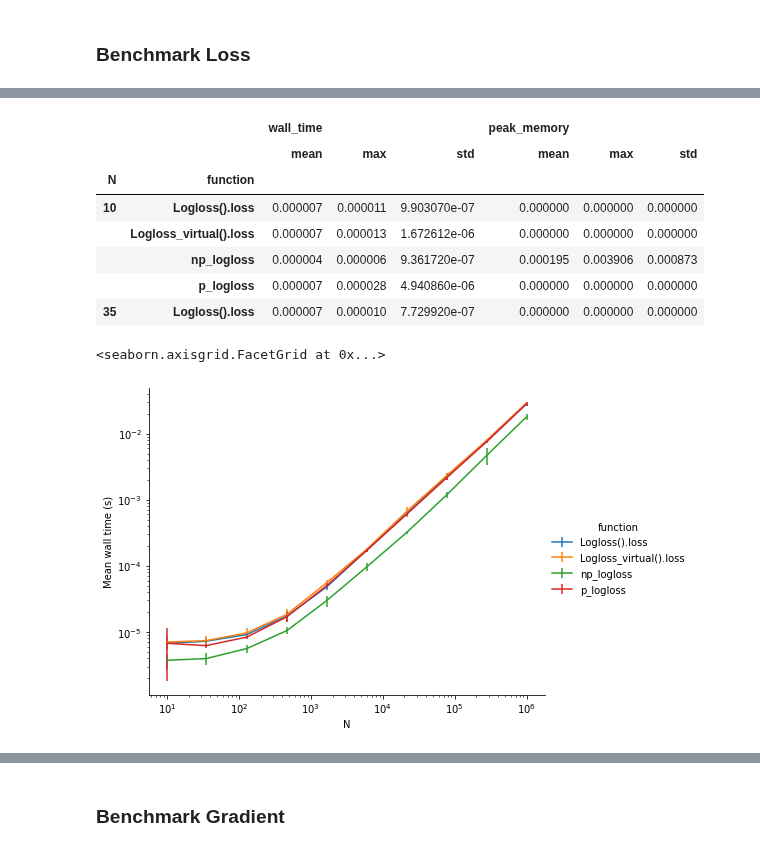
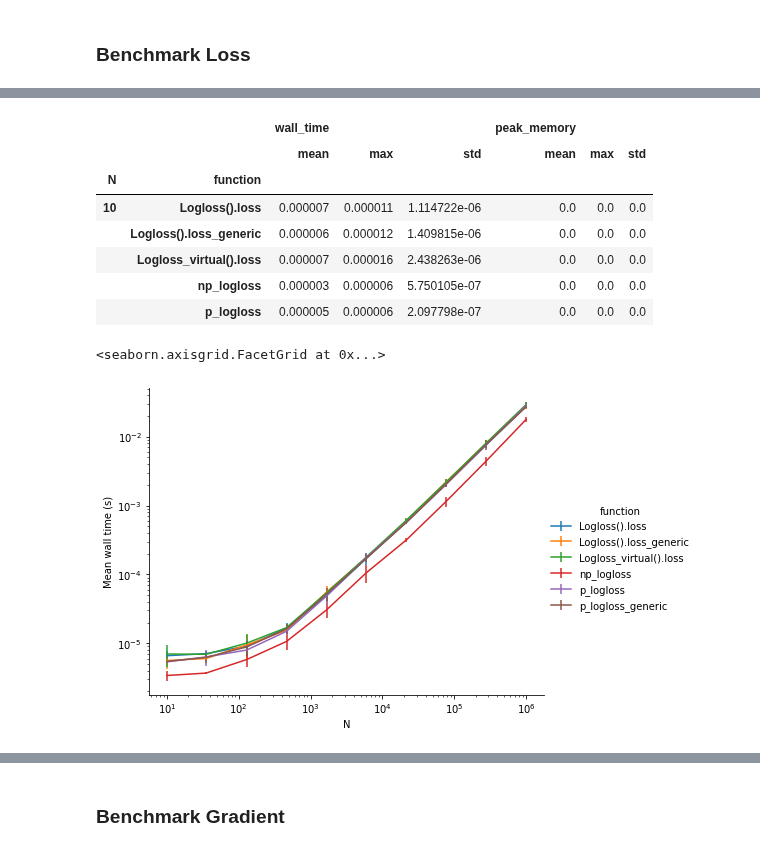
Before and after one commit to lorentzenchr/notebooks, a Jupyter notebook: bench_logloss_Cython.ipynb, the cells around one changed output, grey strips where cells are left out. Cells and saved outputs as stored; diff of their text form; code cells hidden in the pictures.

Commit message:
ENH bench_logloss

```diff
--- a/bench_logloss_Cython.ipynb
+++ b/bench_logloss_Cython.ipynb
@@ -256,7 +333,9 @@ raw = rng.standard_normal(n_samples)
 
 func_list = [(np_logloss, "np_logloss"),
              (p_logloss, "p_logloss"),
+             (p_logloss_generic, "p_logloss_generic"),
              (Logloss().loss, "Logloss().loss"),
+             (Logloss().loss_generic, "Logloss().loss_generic"),
              (Logloss_virtual().loss, "Logloss_virtual().loss")
             ]
 
@@ -267,6 +346,6 @@ def benchmark_cases():
             yield delayed(func, tags=tags)(y_pred[:N], raw[:N])
 # %%
 %%time
-bench = Benchmark(wall_time=True, peak_memory=True, repeat=20)
-df = bench(benchmark_cases())
+bench = Benchmark(wall_time={'number': 1}, peak_memory=True, repeat=20)
+df_loss = bench(benchmark_cases())
 # %% [output]
@@ -275,20 +354,21 @@ Wall time: 8min 3s
 # %%
+df = df_loss
 df.head()
 # %% [output]
 |  |  | wall_time |  |  | peak_memory |  |  |
 |  |  | mean | max | std | mean | max | std |
 | N | function |  |  |  |  |  |  |
-| 10 | Logloss().loss | 0.000007 | 0.000011 | 9.903070e-07 | 0.000000 | 0.000000 | 0.000000 |
-|  | Logloss_virtual().loss | 0.000007 | 0.000013 | 1.672612e-06 | 0.000000 | 0.000000 | 0.000000 |
-|  | np_logloss | 0.000004 | 0.000006 | 9.361720e-07 | 0.000195 | 0.003906 | 0.000873 |
-|  | p_logloss | 0.000007 | 0.000028 | 4.940860e-06 | 0.000000 | 0.000000 | 0.000000 |
-| 35 | Logloss().loss | 0.000007 | 0.000010 | 7.729920e-07 | 0.000000 | 0.000000 | 0.000000 |
+| 10 | Logloss().loss | 0.000007 | 0.000011 | 1.114722e-06 | 0.0 | 0.0 | 0.0 |
+|  | Logloss().loss_generic | 0.000006 | 0.000012 | 1.409815e-06 | 0.0 | 0.0 | 0.0 |
+|  | Logloss_virtual().loss | 0.000007 | 0.000016 | 2.438263e-06 | 0.0 | 0.0 | 0.0 |
+|  | np_logloss | 0.000003 | 0.000006 | 5.750105e-07 | 0.0 | 0.0 | 0.0 |
+|  | p_logloss | 0.000005 | 0.000006 | 2.097798e-07 | 0.0 | 0.0 | 0.0 |
 # %%
-g = sns.FacetGrid(df.wall_time.reset_index(), hue="function", height=5, aspect=4/3)
+g = sns.FacetGrid(df_loss.wall_time.reset_index(), hue="function", height=5, aspect=4/3)
 g.map_dataframe(errplot, "N", "mean", "std")
 g.set(xscale="log", yscale="log")
 g.set_axis_labels(y_var="Mean wall time (s)")
 g.add_legend()
 # %% [output]
 <seaborn.axisgrid.FacetGrid at 0x...>
-[figure, old version]
+[figure, new version]
```
Also changed, not shown: parts of 31 cells of this notebook.
